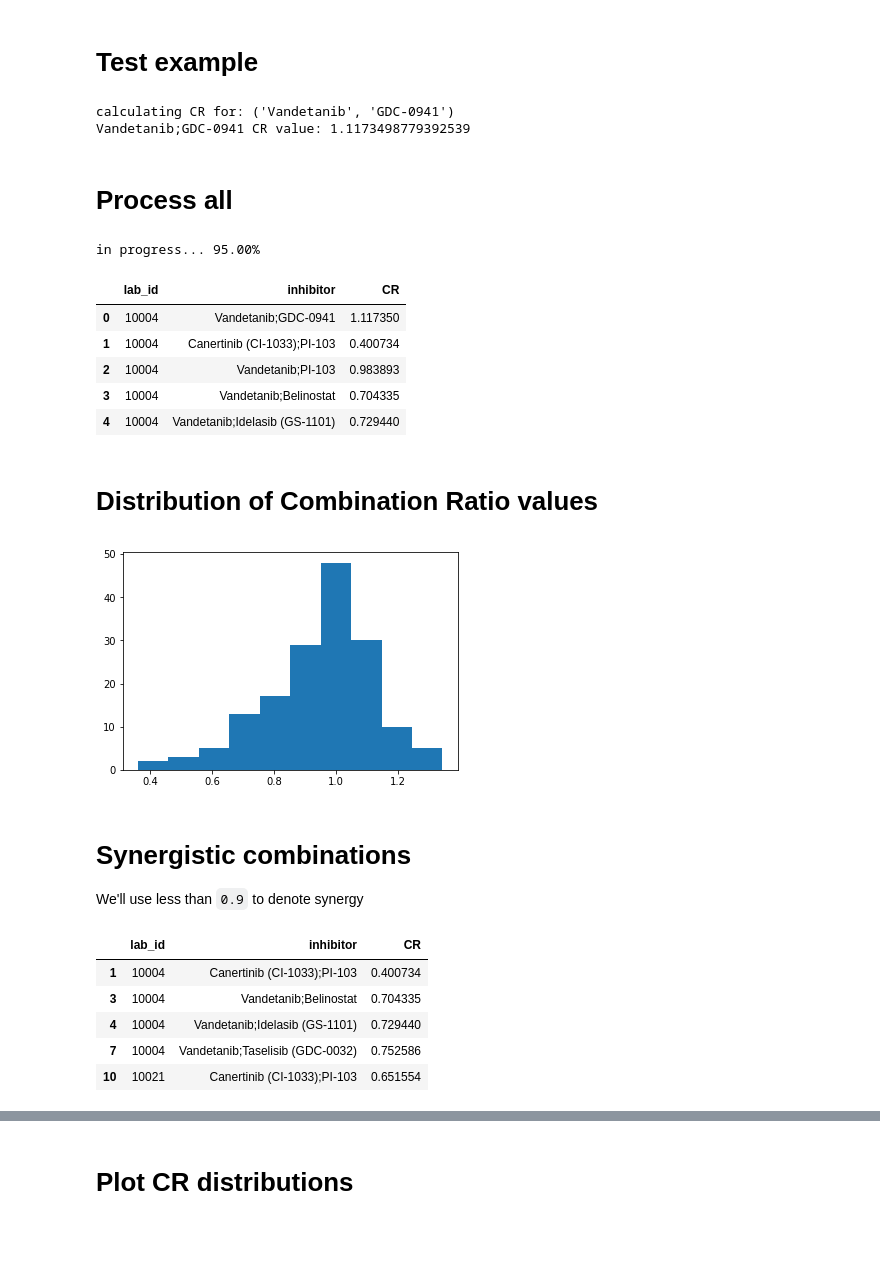
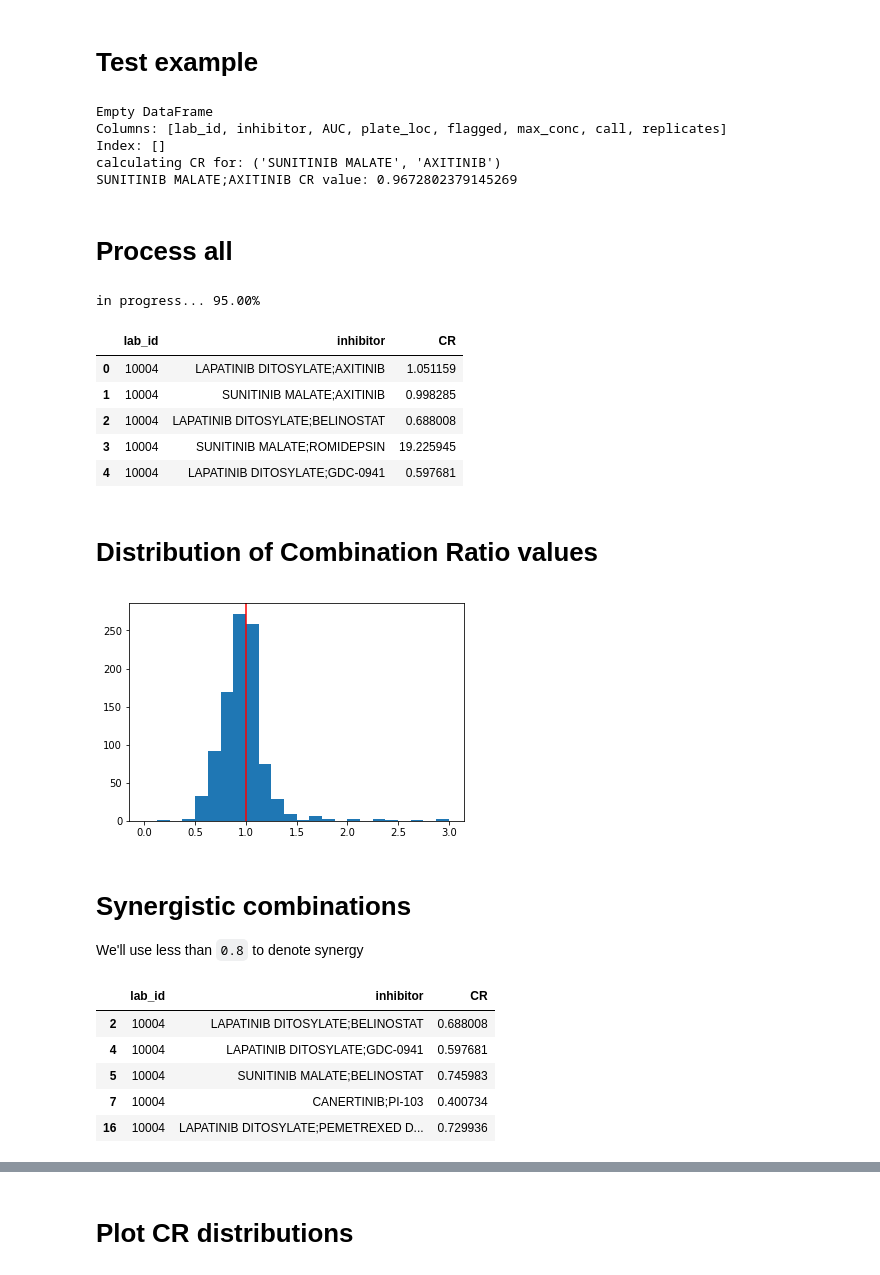
Before and after one commit to nathanieljevans/HNSCC_functional_data_pipeline, a Jupyter notebook: python/combination_ratio.ipynb, the cells around one changed output, grey strips where cells are left out. Drawn from its saved outputs; the diff is of its cells as text; code cells hidden in the pictures; blank space fills up the shorter version.

```diff
--- a/python/combination_ratio.ipynb
+++ b/python/combination_ratio.ipynb
@@ -32,0 +48,20 @@ data.head()
+# %%
+combination_agents = data[data.inhibitor.str.contains(';')].inhibitor.unique()
+single_agents = data[~data.inhibitor.str.contains(';')].inhibitor.unique()
+
+print('number of combination agents:', combination_agents.shape[0])
+print('number of single agents:', single_agents.shape[0])
+
+missing_single_agents = set()
+i = 0
+for comb in combination_agents:
+    drug1, drug2 = comb.strip().split(';')
+
+    if drug1 not in single_agents: missing_single_agents.add(drug1)
+    elif drug2 not in single_agents: missing_single_agents.add(drug2)
+    else: i+= 1
+
+print('number of missing single agents:', len(missing_single_agents))
+print('number of combinations with both single agents:', i)
+print()
+print('\n'.join(missing_single_agents))
@@ -75,20 +121,23 @@ def get_combination_ratio(comb, lab_id, df, verbose=True):
 # %% [markdown]
 # Test example
 # %%
-comb = "Vandetanib;GDC-0941"
-labid = 10004
+print(data[data.inhibitor == 'BEZ235'])
+
+comb = "SUNITINIB MALATE;AXITINIB"
+labid = 10021
 
 CR = get_combination_ratio(comb, labid, data)
 
 print(f'{comb} CR value: {CR}')
 # %% [output]
-calculating CR for: ('Vandetanib', 'GDC-0941')
-Vandetanib;GDC-0941 CR value: 1.1173498779392539
+Empty DataFrame
+Columns: [lab_id, inhibitor, AUC, plate_loc, flagged, max_conc, call, replicates]
+Index: []
+calculating CR for: ('SUNITINIB MALATE', 'AXITINIB')
+SUNITINIB MALATE;AXITINIB CR value: 0.9672802379145269
 # %% [markdown]
 # Process all
 # %%
-combinations = data.inhibitor.str.contains(';')
-
 res = {'lab_id':[], 'inhibitor':[], 'CR':[]}
 
 npat = data.lab_id.unique().shape[0]
@@ -105,37 +154,39 @@ for i, labid in enumerate( data.lab_id.unique() ):
             res['CR'].append(CR)
         except AssertionError:
             failed_combinations.append(comb)
+            #raise
 
 res = pd.DataFrame(res)
 res.head()
 # %% [output]
 in progress... 95.00%
 |  | lab_id | inhibitor | CR |
-| 0 | 10004 | Vandetanib;GDC-0941 | 1.117350 |
-| 1 | 10004 | Canertinib (CI-1033);PI-103 | 0.400734 |
-| 2 | 10004 | Vandetanib;PI-103 | 0.983893 |
-| 3 | 10004 | Vandetanib;Belinostat | 0.704335 |
-| 4 | 10004 | Vandetanib;Idelasib (GS-1101) | 0.729440 |
+| 0 | 10004 | LAPATINIB DITOSYLATE;AXITINIB | 1.051159 |
+| 1 | 10004 | SUNITINIB MALATE;AXITINIB | 0.998285 |
+| 2 | 10004 | LAPATINIB DITOSYLATE;BELINOSTAT | 0.688008 |
+| 3 | 10004 | SUNITINIB MALATE;ROMIDEPSIN | 19.225945 |
+| 4 | 10004 | LAPATINIB DITOSYLATE;GDC-0941 | 0.597681 |
 # %% [markdown]
 # Distribution of Combination Ratio values
 # %%
 plt.figure()
-plt.hist(res.CR)
+plt.hist(res.CR, bins=np.linspace(0,3,25))
+plt.axvline(1, c='r')
 plt.show()
 # %% [output]
-[figure, old version]
+[figure, new version]
 # %% [markdown]
 # Synergistic combinations
 
-We'll use less than `0.9` to denote synergy
+We'll use less than `0.8` to denote synergy
 # %%
-syn = res[res.CR <= 0.9]
+syn = res[res.CR <= 0.8]
 syn.head()
 # %% [output]
 |  | lab_id | inhibitor | CR |
-| 1 | 10004 | Canertinib (CI-1033);PI-103 | 0.400734 |
-| 3 | 10004 | Vandetanib;Belinostat | 0.704335 |
-| 4 | 10004 | Vandetanib;Idelasib (GS-1101) | 0.729440 |
-| 7 | 10004 | Vandetanib;Taselisib (GDC-0032) | 0.752586 |
-| 10 | 10021 | Canertinib (CI-1033);PI-103 | 0.651554 |
+| 2 | 10004 | LAPATINIB DITOSYLATE;BELINOSTAT | 0.688008 |
+| 4 | 10004 | LAPATINIB DITOSYLATE;GDC-0941 | 0.597681 |
+| 5 | 10004 | SUNITINIB MALATE;BELINOSTAT | 0.745983 |
+| 7 | 10004 | CANERTINIB;PI-103 | 0.400734 |
+| 16 | 10004 | LAPATINIB DITOSYLATE;PEMETREXED D... | 0.729936 |
 # %%
```
Also changed, not shown: parts of 10 cells of this notebook, 17 other files.
